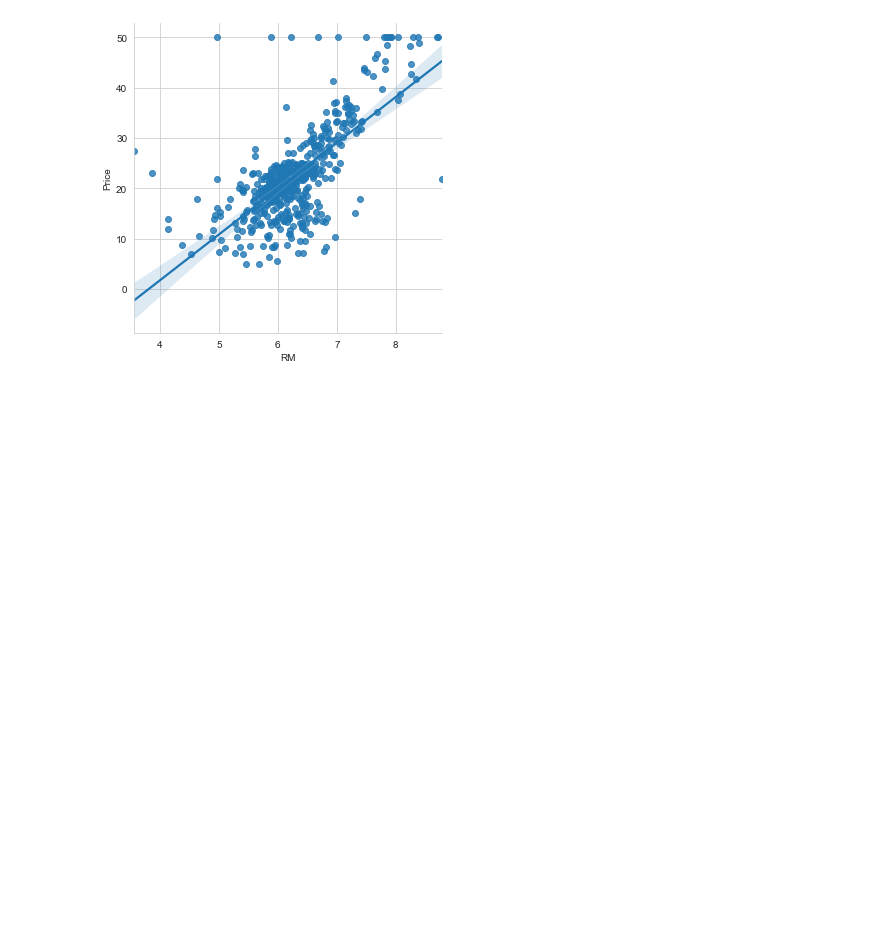
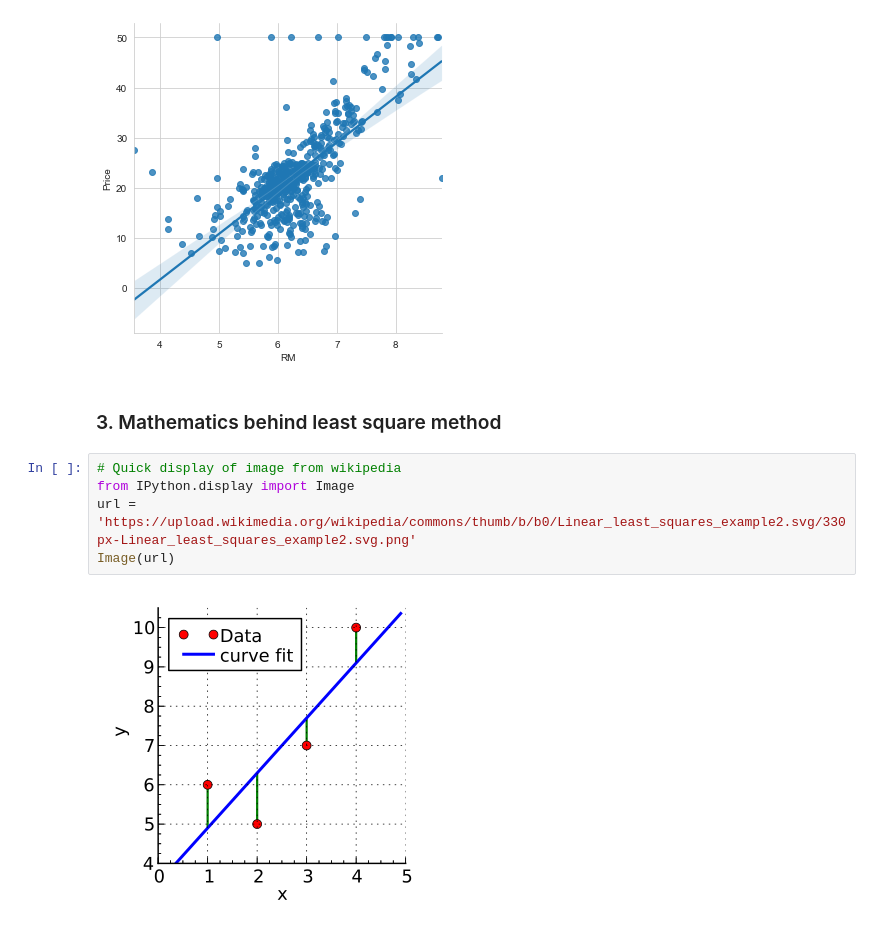
Before and after one commit to barnwalp/jupyter_notebook, a Jupyter notebook: Python for Data Analysis and Visualization/supervised_learning.ipynb, the cells around one changed output. Drawn from its saved outputs; the diff is of its cells as text; blank space fills up the shorter version.

```diff
--- a/Python for Data Analysis and Visualization/supervised_learning.ipynb
+++ b/Python for Data Analysis and Visualization/supervised_learning.ipynb
@@ -119,3 +121,12 @@ sns.lmplot('RM', 'Price', data=boston_df)
 # %% [output]
 <seaborn.axisgrid.FacetGrid at 0x...>
 [figure]
+# %% [markdown]
+### 3. Mathematics behind least square method
+# %%
+# Quick display of image from wikipedia
+from IPython.display import Image
+url = 'https://upload.wikimedia.org/wikipedia/commons/thumb/b/b0/Linear_least_squares_example2.svg/330px-Linear_least_squares_example2.svg.png'
+Image(url)
+# %% [output]
+[figure, added]
```
Also changed, not shown: parts of 9 cells of this notebook.
